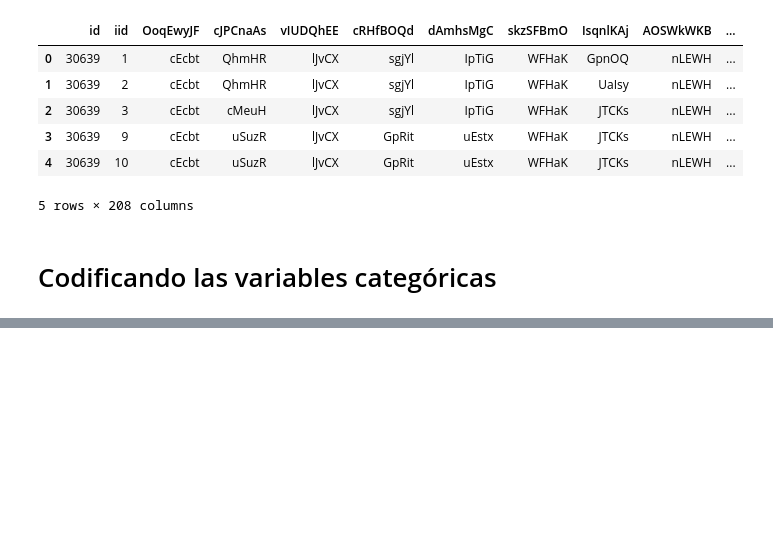
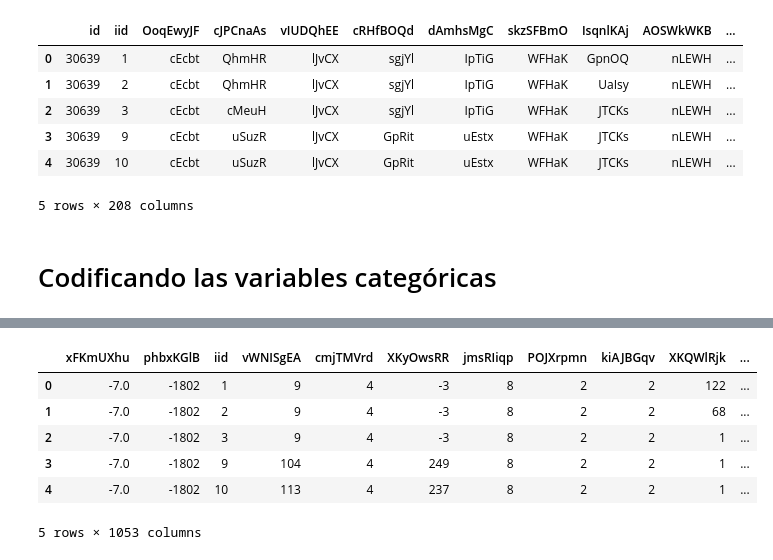
Before and after one commit to dcasasor/WorldBankPoverty, a Jupyter notebook: notebooks/3_Data_Preparation.ipynb, the cells around one changed output, grey strips where cells are left out. Drawn from its saved outputs; the diff is of its cells as text; code cells hidden in the pictures; blank space fills up the shorter version.

```diff
--- a/notebooks/3_Data_Preparation.ipynb
+++ b/notebooks/3_Data_Preparation.ipynb
@@ -87,0 +104,12 @@ train_A_binarized.shape, train_B_binarized.shape, train_C_binarized.shape
+# %%
+train_C_binarized = binarize_df(train_C)
+train_C_binarized.to_csv('../data/interim/train_C_binarized.csv')
+train_C_binarized.head()
+# %% [output]
+|  | xFKmUXhu | phbxKGlB | iid | vWNISgEA | cmjTMVrd | XKyOwsRR | jmsRIiqp | POJXrpmn | kiAJBGqv | XKQWlRjk | ... |
+| 0 | -7.0 | -1802 | 1 | 9 | 4 | -3 | 8 | 2 | 2 | 122 | ... |
+| 1 | -7.0 | -1802 | 2 | 9 | 4 | -3 | 8 | 2 | 2 | 68 | ... |
+| 2 | -7.0 | -1802 | 3 | 9 | 4 | -3 | 8 | 2 | 2 | 1 | ... |
+| 3 | -7.0 | -1802 | 9 | 104 | 4 | 249 | 8 | 2 | 2 | 1 | ... |
+| 4 | -7.0 | -1802 | 10 | 113 | 4 | 237 | 8 | 2 | 2 | 1 | ... |
+5 rows × 1053 columns
```
Also changed, not shown: parts of 4 cells of this notebook.
